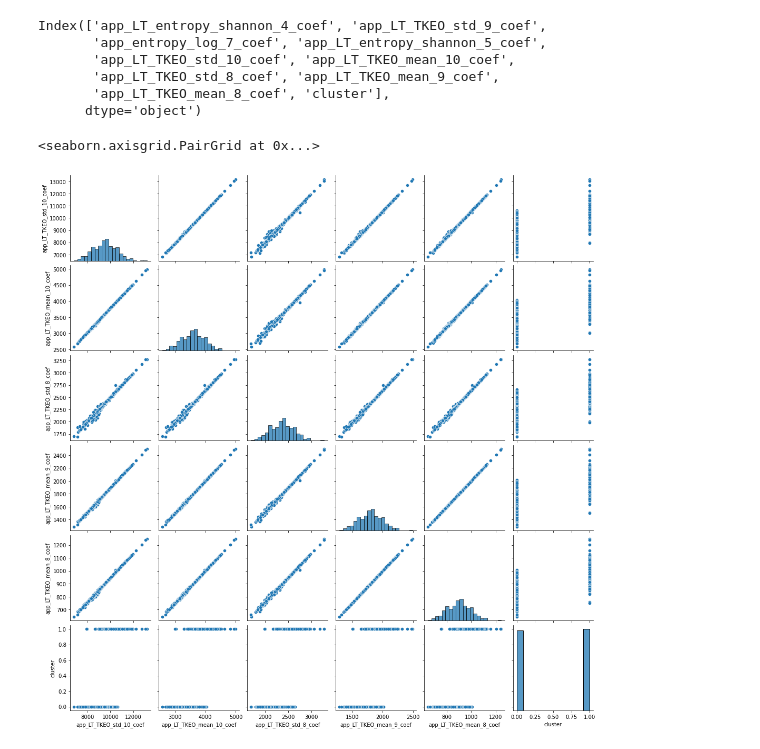
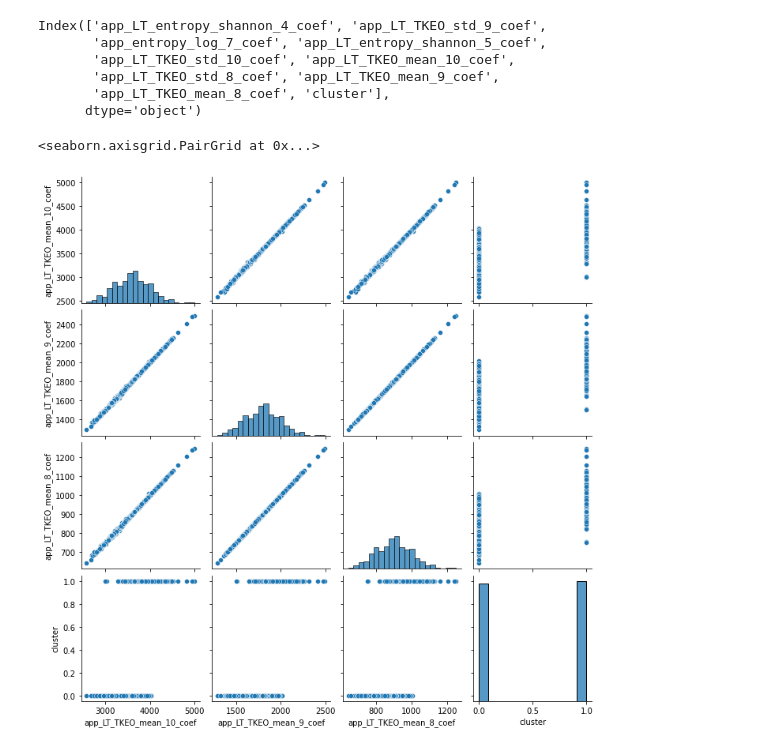
Before and after one commit to aishwaryaprabhat/CS7641-Machine-Learning, a Jupyter notebook: unsupervised-learning/Clustering.ipynb, the cells around one changed output. Cells and saved outputs as stored; diff of their text form; code cells hidden in the pictures.

```diff
--- a/unsupervised-learning/Clustering.ipynb
+++ b/unsupervised-learning/Clustering.ipynb
@@ -109,9 +113,9 @@ Index(['app_LT_entropy_shannon_4_coef', 'app_LT_TKEO_std_9_coef',
       dtype='object')
 # %%
 sns.pairplot(df_pd[[
-       'app_LT_TKEO_std_10_coef', 'app_LT_TKEO_mean_10_coef',
-       'app_LT_TKEO_std_8_coef', 'app_LT_TKEO_mean_9_coef',
+       'app_LT_TKEO_mean_10_coef',
+       'app_LT_TKEO_mean_9_coef',
        'app_LT_TKEO_mean_8_coef', 'cluster']])
 # %% [output]
 <seaborn.axisgrid.PairGrid at 0x...>
-[figure, old version]
+[figure, new version]
```
Also changed, not shown: parts of 1 cell of this notebook.
